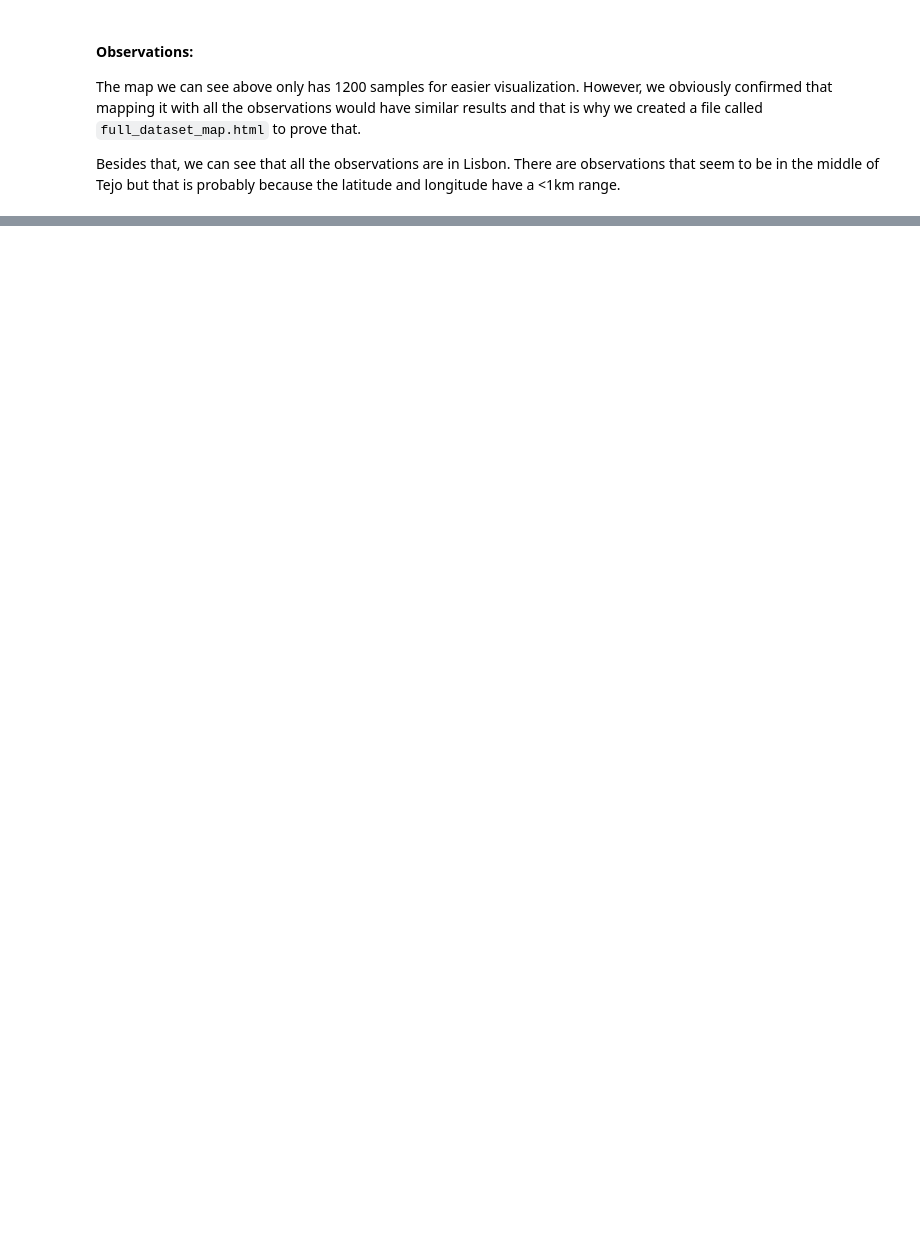
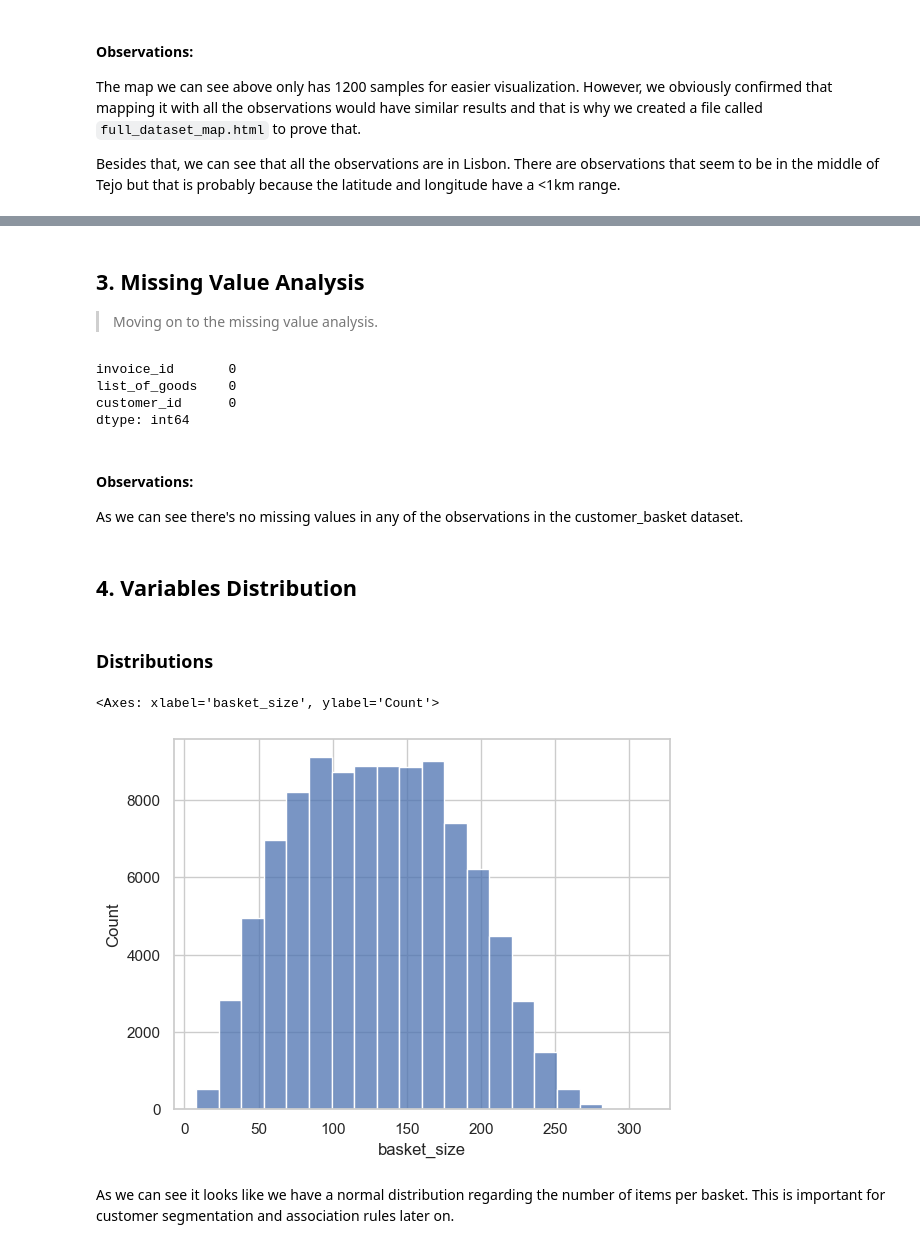
Before and after one commit to tiago2806/ml_project, a Jupyter notebook: notebooks/01_EDA.ipynb, the cells around one changed output, grey strips where cells are left out. Drawn from its saved outputs; the diff is of its cells as text; code cells hidden in the pictures; blank space fills up the shorter version.

Commit message:
Conclusion and Basket dataset

```diff
--- a/notebooks/01_EDA.ipynb
+++ b/notebooks/01_EDA.ipynb
@@ -247,0 +291,5 @@ Besides that, we can see that all the observations are in Lisbon. There are obse
+# %%
+raw_basket["list_of_goods"] = raw_basket["list_of_goods"].apply(ast.literal_eval)
+# %%
+raw_basket["basket_size"] = raw_basket["list_of_goods"].apply(len)
+raw_basket["basket_size"].describe()
@@ -247,0 +321,28 @@ Besides that, we can see that all the observations are in Lisbon. There are obse
+# %% [markdown]
+<a id="3-missing"></a>
+## **3. Missing Value Analysis**
+
+> Moving on to the missing value analysis.
+# %%
+raw_basket.isna().sum()
+# %% [output]
+invoice_id       0
+list_of_goods    0
+customer_id      0
+dtype: int64
+# %% [markdown]
+#### **Observations:**
+
+As we can see there's no missing values in any of the observations in the customer_basket dataset.
+# %% [markdown]
+<a id="3-missing"></a>
+## **4. Variables Distribution**
+# %% [markdown]
+### **Distributions**
+# %%
+sns.histplot(raw_basket["basket_size"], bins=20)
+# %% [output]
+<Axes: xlabel='basket_size', ylabel='Count'>
+[figure, added]
+# %% [markdown]
+As we can see it looks like we have a normal distribution regarding the number of items per basket. This is important for customer segmentation and association rules later on.
```
Also changed, not shown: parts of 21 cells of this notebook.
